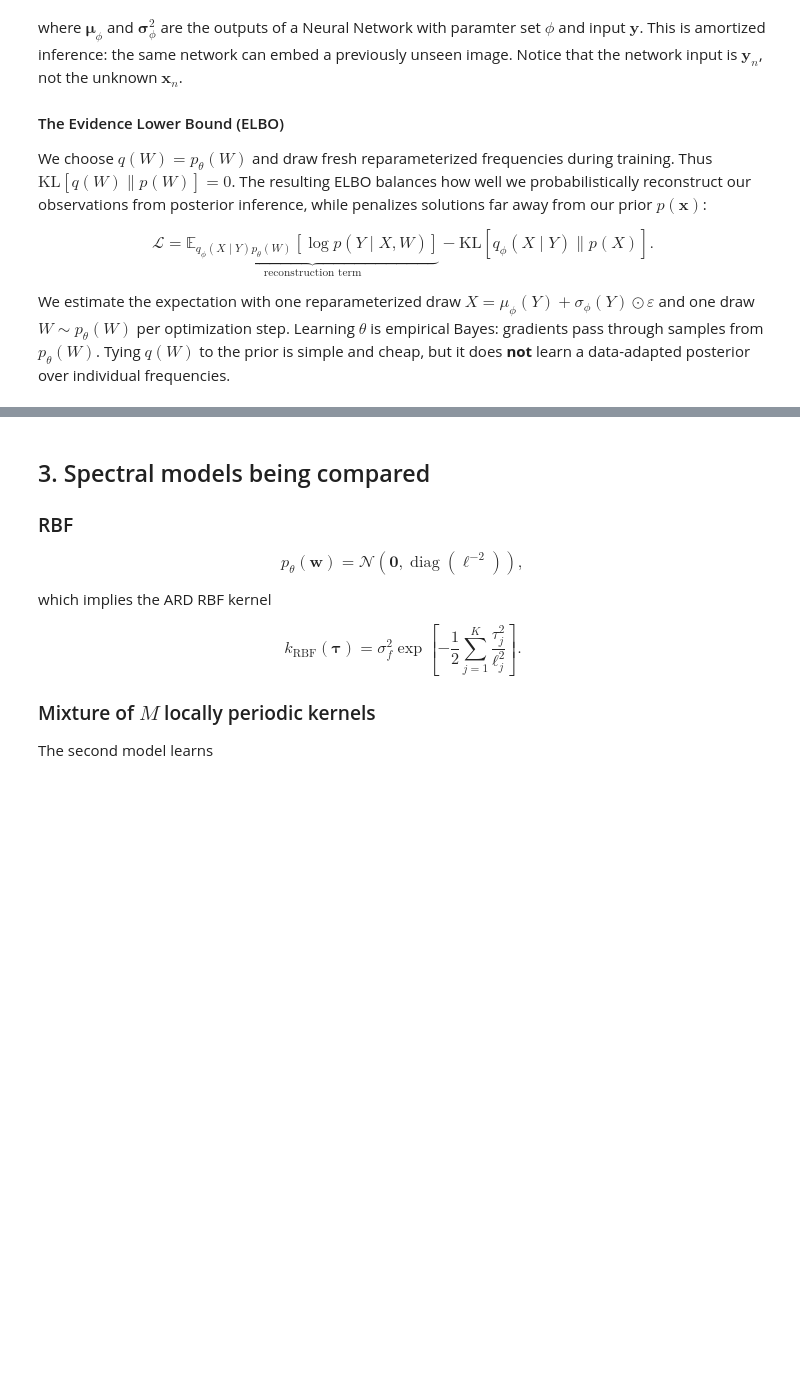
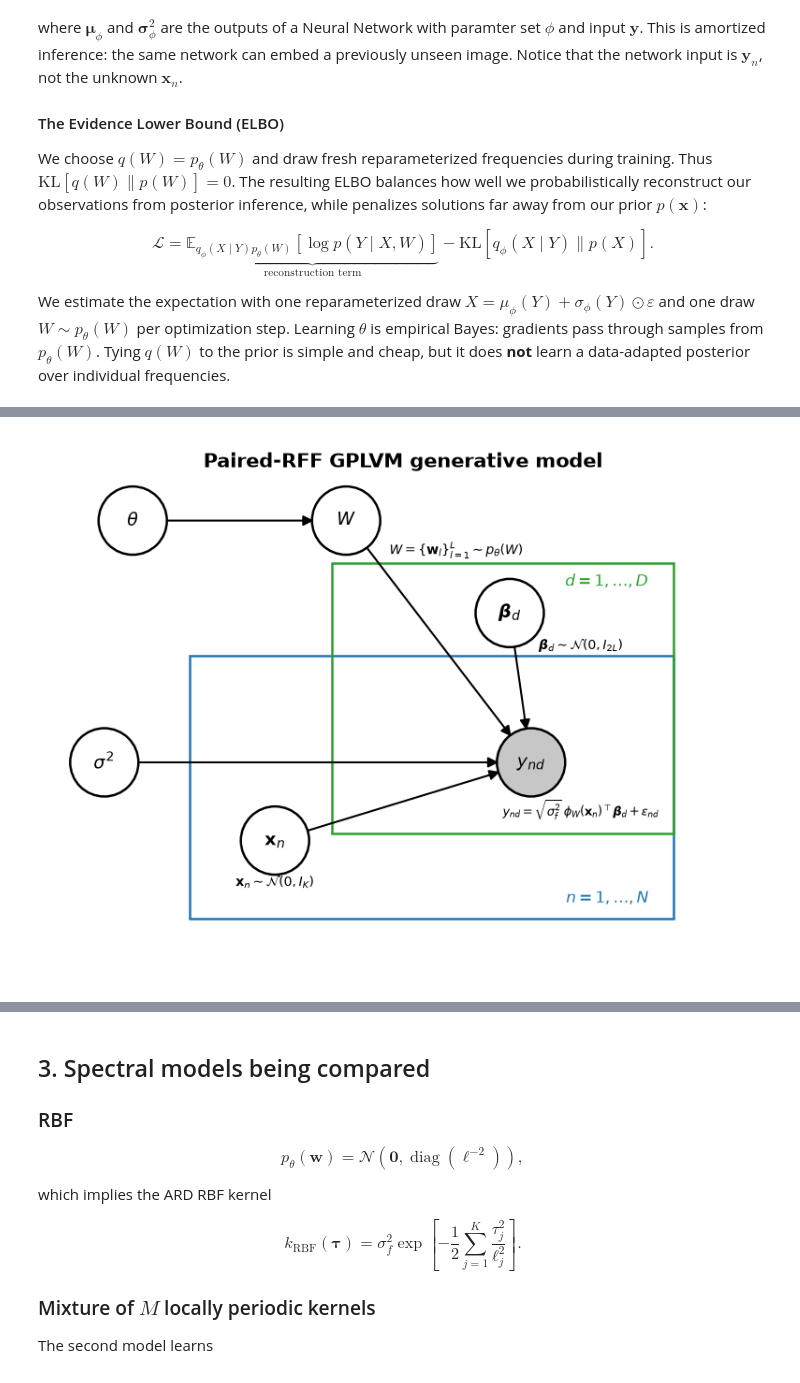
Before and after one commit to OLMOS-PM/GPPS_2026, a Jupyter notebook: 4-gp_gplvm_mnist_demov2.ipynb, the cells around one changed output, grey strips where cells are left out. Saved outputs shown, nothing was run; the diff lists cells and outputs as text; code cells hidden in the pictures; blank space fills up the shorter version.

```diff
--- a/4-gp_gplvm_mnist_demov2.ipynb
+++ b/4-gp_gplvm_mnist_demov2.ipynb
@@ -67,0 +72,65 @@ over individual frequencies.
+# %%
+import matplotlib.pyplot as plt
+from matplotlib.patches import Circle, FancyArrowPatch, Rectangle
+
+fig, ax = plt.subplots(figsize=(10, 6))
+ax.set_xlim(0, 10)
+ax.set_ylim(0, 7.5)
+ax.set_aspect("equal")
+ax.axis("off")
+
+# The overlapping plates encode the Cartesian indexing of y_nd.
+n_plate = Rectangle((2.0, 0.8), 6.8, 3.7, fill=False, linewidth=1.8, edgecolor="C0")
+d_plate = Rectangle((4.0, 2.0), 4.8, 3.8, fill=False, linewidth=1.8, edgecolor="C2")
+ax.add_patch(n_plate)
+ax.add_patch(d_plate)
+ax.text(8.45, 1.02, r"$n=1,\ldots,N$", color="C0", ha="right", fontsize=12)
+ax.text(8.45, 5.48, r"$d=1,\ldots,D$", color="C2", ha="right", fontsize=12)
+
+positions = {
+    "theta": (1.2, 6.4),
+    "W": (4.2, 6.4),
+    "noise": (0.8, 3.0),
+    "x": (3.2, 1.9),
+    "beta": (6.5, 5.1),
+    "y": (6.8, 3.0),
+}
+labels_nodes = {
+    "theta": r"$\theta$",
+    "W": r"$W$",
+    "noise": r"$\sigma^2$",
+    "x": r"$\mathbf{x}_n$",
+    "beta": r"$\boldsymbol{\beta}_d$",
+    "y": r"$y_{nd}$",
+}
+for name, position in positions.items():
+    observed = name == "y"
+    node = Circle(
+        position, 0.48, facecolor="0.78" if observed else "white",
+        edgecolor="black", linewidth=1.8, zorder=3,
+    )
+    ax.add_patch(node)
+    ax.text(*position, labels_nodes[name], ha="center", va="center", fontsize=14, zorder=4)
+
+def arrow(source, target):
+    ax.add_patch(FancyArrowPatch(
+        positions[source], positions[target], arrowstyle="-|>",
+        mutation_scale=16, linewidth=1.5, color="black",
+        shrinkA=25, shrinkB=25, zorder=2,
+    ))
+
+arrow("theta", "W")
+arrow("W", "y")
+arrow("beta", "y")
+arrow("x", "y")
+arrow("noise", "y")
+
+ax.text(5.0, 7.15, "Paired-RFF GPLVM generative model", ha="center", fontsize=15, weight="bold")
+ax.text(5.75, 5.92, r"$W=\{\mathbf{w}_l\}_{l=1}^L\sim p_\theta(W)$", ha="center", fontsize=10)
+ax.text(3.2, 1.25, r"$\mathbf{x}_n\sim\mathcal{N}(0,I_K)$", ha="center", fontsize=10)
+ax.text(7.5, 4.58, r"$\boldsymbol{\beta}_d\sim\mathcal{N}(0,I_{2L})$", ha="center", fontsize=10)
+ax.text(7.5, 2.25, r"$y_{nd}=\sqrt{\sigma_f^2}\,\phi_W(\mathbf{x}_n)^\top\boldsymbol{\beta}_d+\epsilon_{nd}$", ha="center", fontsize=9)
+fig.tight_layout()
+plt.show()
+# %% [output]
+[figure, added]
```
Also changed, not shown: parts of 2 cells of this notebook, 10 other files.
